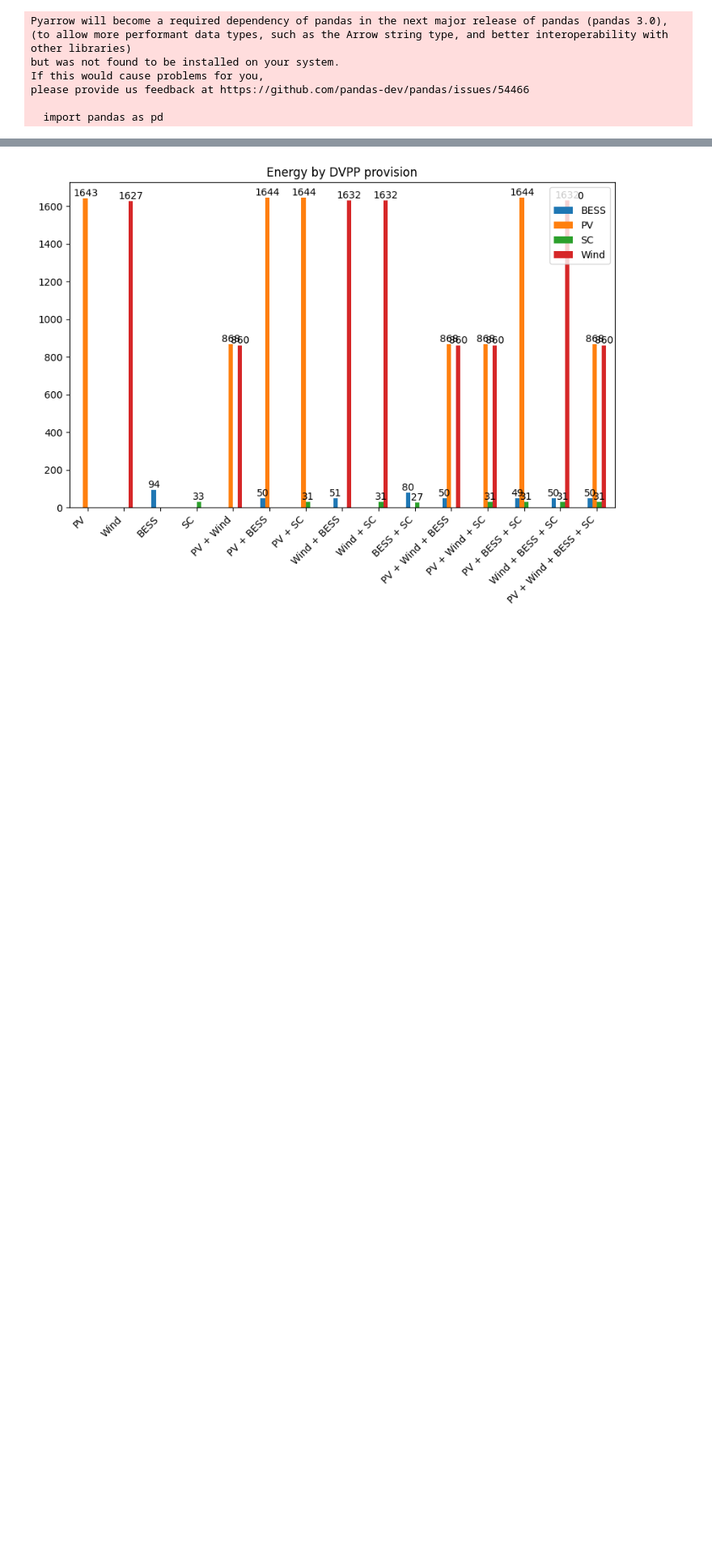
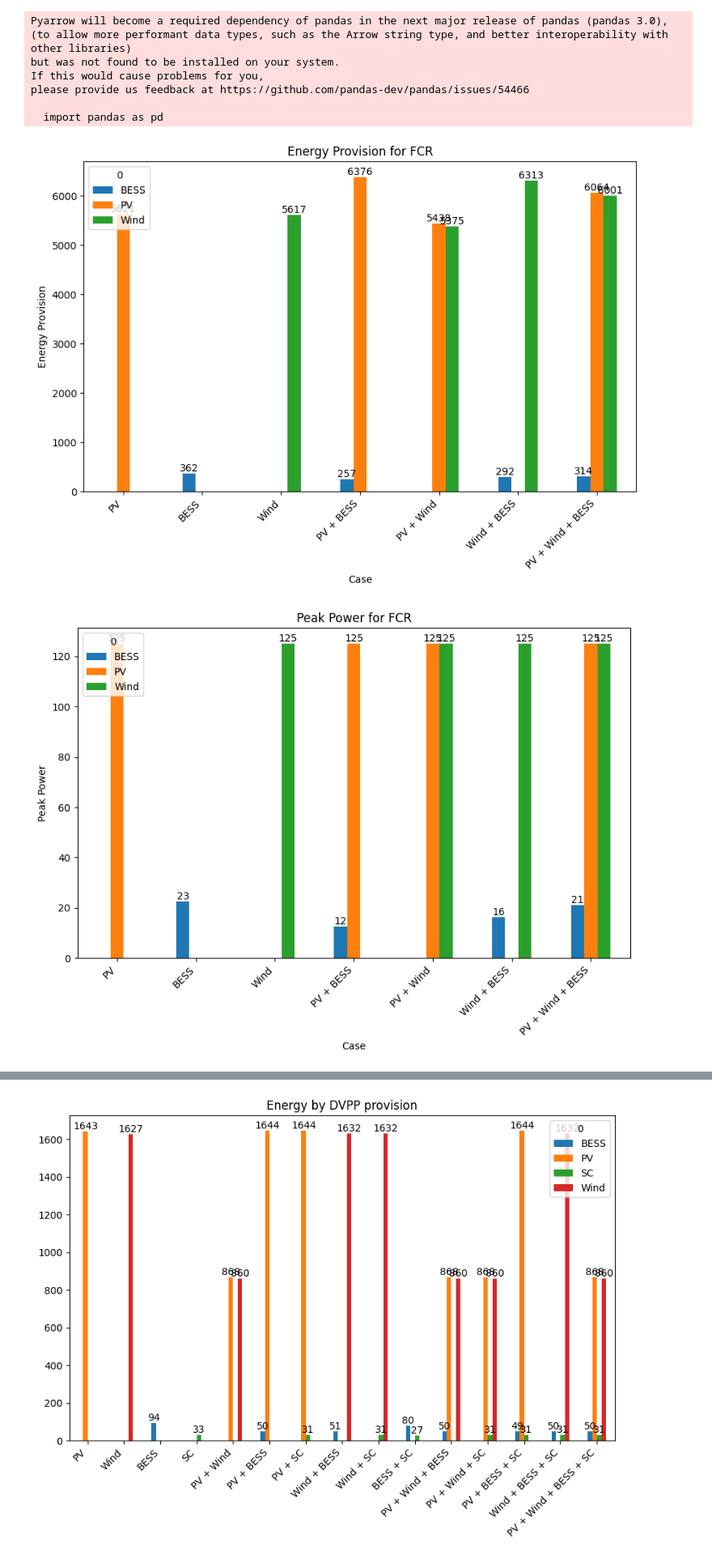
Before and after one commit to cvonholly/dvpp_reward_mechanism, a Jupyter notebook: visualize.ipynb, the cells around one changed output, grey strips where cells are left out. Shown at 81% size. Cells and saved outputs as stored; diff of their text form; code cells hidden in the pictures; blank space fills up the shorter version.

```diff
--- a/visualize.ipynb
+++ b/visualize.ipynb
@@ -10,12 +10,66 @@ please provide us feedback at https://github.com/pandas-dev/pandas/issues/54466
 
   import pandas as pd
 # %%
-df = pd.read_csv('data/energy_provision.csv', index_col=0)
+path = 'pics/DVPP2'
+services = ['FCR', 'FFR', 'FFR_FCR']
+# df = pd.read_csv('data/energy_provision.csv', index_col=0)
+service = services[0]
 # %%
-# modify to include only rows not containing '+'
-df = df[~df.index.str.contains('\+')]
-# move indexes into first 3 indexes with start with same first character
-df.index = df.index.str.extract('([A-Za-z]+)')[0]
-df = df.groupby(df.index).first()
-df = df.transpose()
-# df.fillna(0)
+for service in services:
+    df = pd.read_csv(f'{path}/{service}/energy_provision.csv', index_col=0)
+    # modify to include only rows not containing '+'
+    df = df[~df.index.str.contains('\+')]
+    # move indexes into first 3 indexes with start with same first character
+    df.index = df.index.str.extract('([A-Za-z]+)')[0]
+    df = df.groupby(df.index).first()
+    df = df.transpose()
+    # df.fillna(0)
+    # make grouped bar chart for each column
+    ax = df.plot(kind='bar', figsize=(10, 6),
+                title=f'Energy Provision for {service}', ylabel='Energy Provision', xlabel='Case')
+    plt.xticks(rotation=45, ha='right')
+    # show numbers above bars
+    for p in ax.patches:
+        if p.get_height() > 0:
+            ax.annotate(f'{p.get_height():.0f}', (p.get_x() + p.get_width() / 2, p.get_height()),
+                        ha='center', va='bottom')
+    plt.show()
+
+    # do same for peak power
+    df = pd.read_csv(f'{path}/{service}/peak_power.csv', index_col=0)
+    # modify to include only rows not containing '+'
+    df = df[~df.index.str.contains('\+')]
+    # move indexes into first 3 indexes with start with same first character
+    df.index = df.index.str.extract('([A-Za-z]+)')[0]
+    df = df.groupby(df.index).first()
+    df = df.transpose()
+    # df.fillna(0)
+    # make grouped bar chart for each column
+    ax = df.plot(kind='bar', figsize=(10, 6),
+                title=f'Peak Power for {service}', ylabel='Peak Power', xlabel='Case')
+    plt.xticks(rotation=45, ha='right')
+    # show numbers above bars
+    for p in ax.patches:
+        if p.get_height() > 0:
+            ax.annotate(f'{p.get_height():.0f}', (p.get_x() + p.get_width() / 2, p.get_height()),
+                        ha='center', va='bottom')
+    plt.show()
+
+    # do same for reward and shapely values values
+    df = pd.read_csv(f'{path}/{service}/value_function.csv', index_col=0)
+    df = df.groupby(df.index).first()
+    df = df.transpose()
+
+    df_2 = pd.read_csv(f'{path}/{service}/shapely_value.csv', index_col=0)
+    df_2 = df_2.groupby(df_2.index).first()
+    df_2 = df_2.transpose()
+    # merge df_2 into df where index match
+    df = pd.merge(df, df_2, left_index=True, right_index=True, how='outer')
+    df.columns = ['Value function', 'Shapely value']
+    df.sort_index(axis=1, inplace=True)
+    # change lables
+    df.plot(kind='bar', figsize=(10, 6),
+            title=f'Value function for {service}', ylabel='Value')
+# %% [output]
+[figure, added]
+[figure, added]
```
Also changed, not shown: parts of 3 cells of this notebook, 5 other files.
